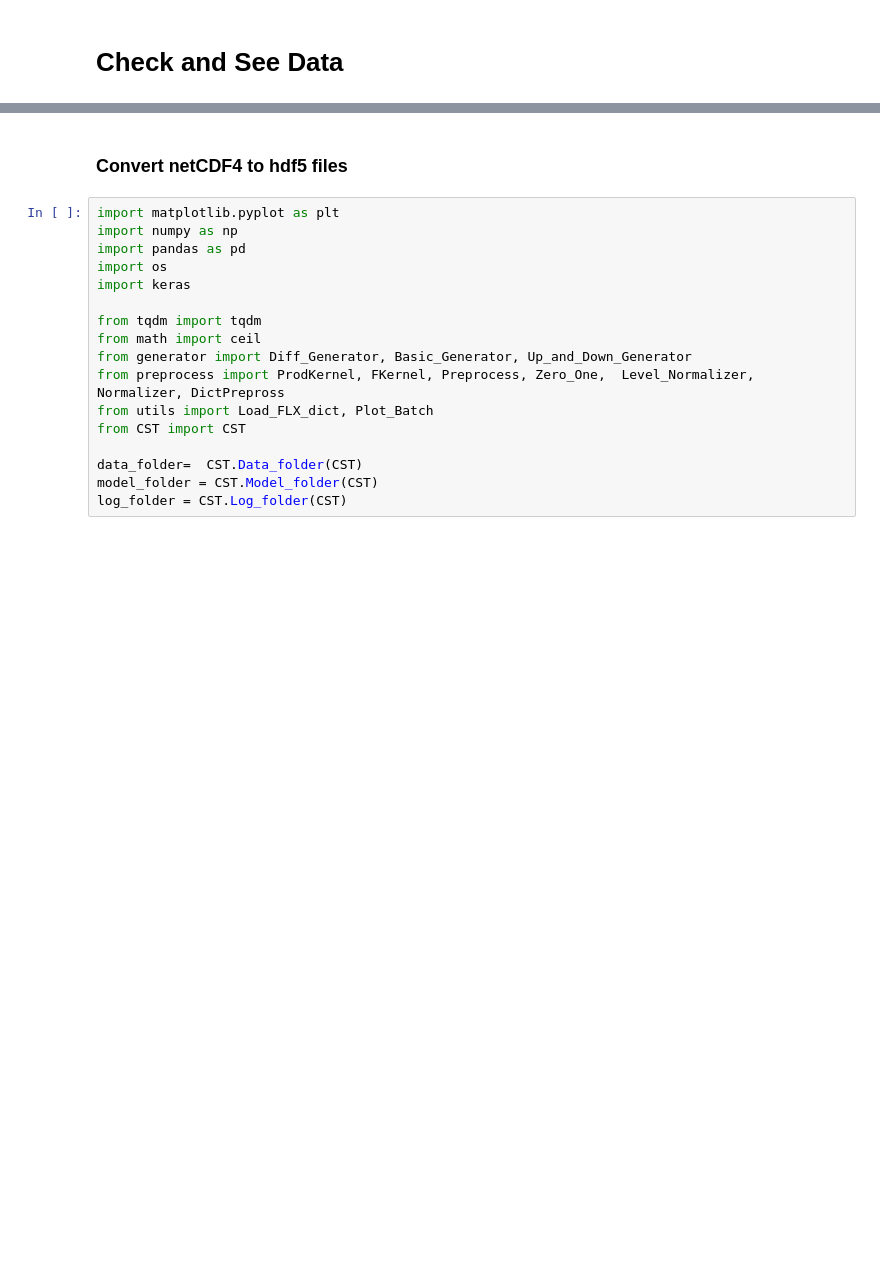
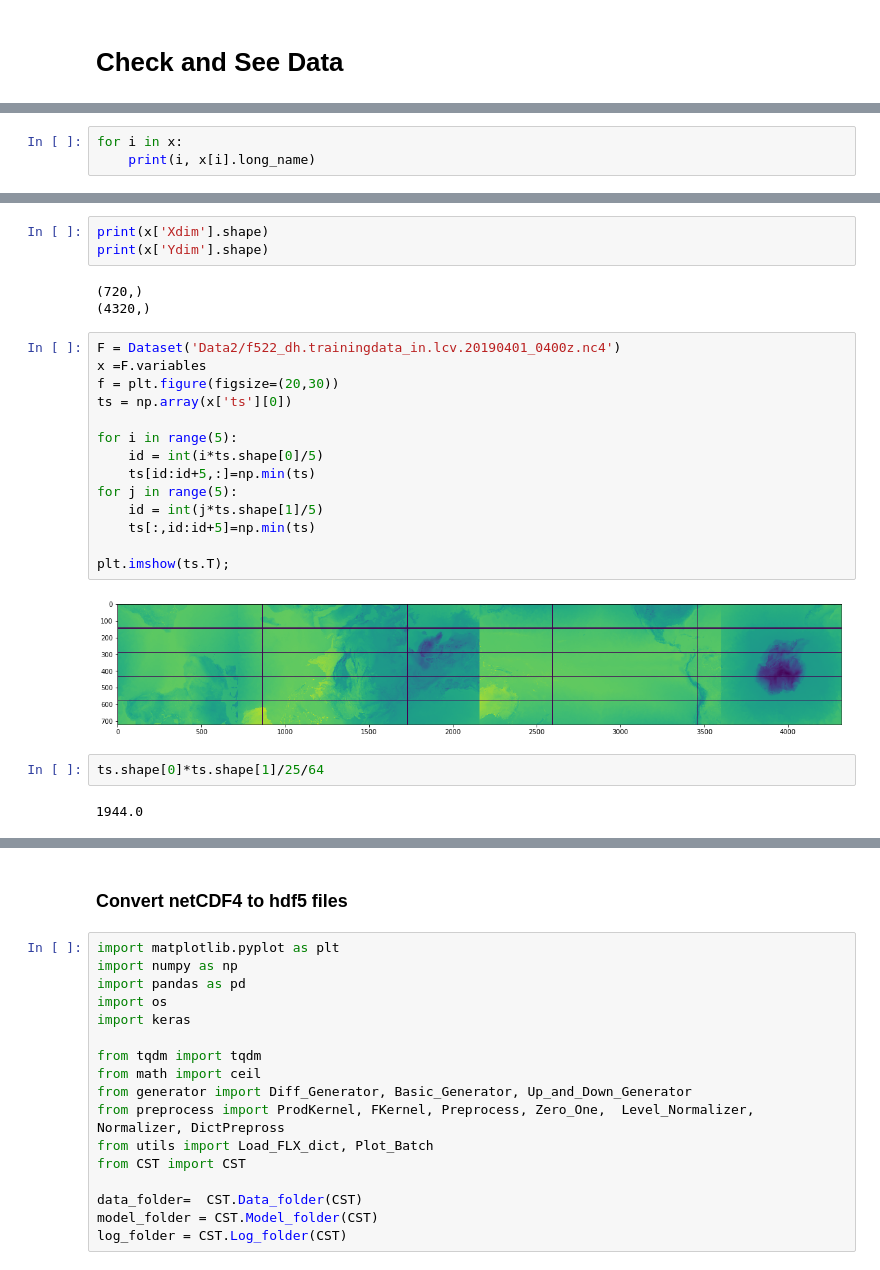
Before and after one commit to VIsh76/FLX_NN_emulation, a Jupyter notebook: DataChecking.ipynb, the cells around one changed output, grey strips where cells are left out. Cells and saved outputs as stored; diff of their text form; blank space fills up the shorter version.

```diff
--- a/DataChecking.ipynb
+++ b/DataChecking.ipynb
@@ -2,0 +28,3 @@
+# %%
+for i in x:
+    print(i, x[i].long_name)
@@ -2,0 +49,26 @@
+# %%
+print(x['Xdim'].shape)
+print(x['Ydim'].shape)
+# %% [output]
+(720,)
+(4320,)
+# %%
+F = Dataset('Data2/f522_dh.trainingdata_in.lcv.20190401_0400z.nc4')
+x =F.variables
+f = plt.figure(figsize=(20,30))
+ts = np.array(x['ts'][0])
+
+for i in range(5):
+    id = int(i*ts.shape[0]/5)
+    ts[id:id+5,:]=np.min(ts)
+for j in range(5):
+    id = int(j*ts.shape[1]/5)
+    ts[:,id:id+5]=np.min(ts)
+
+plt.imshow(ts.T);
+# %% [output]
+[figure, added]
+# %%
+ts.shape[0]*ts.shape[1]/25/64
+# %% [output]
+1944.0
```
Also changed, not shown: parts of 10 cells of this notebook, 7 other files.
